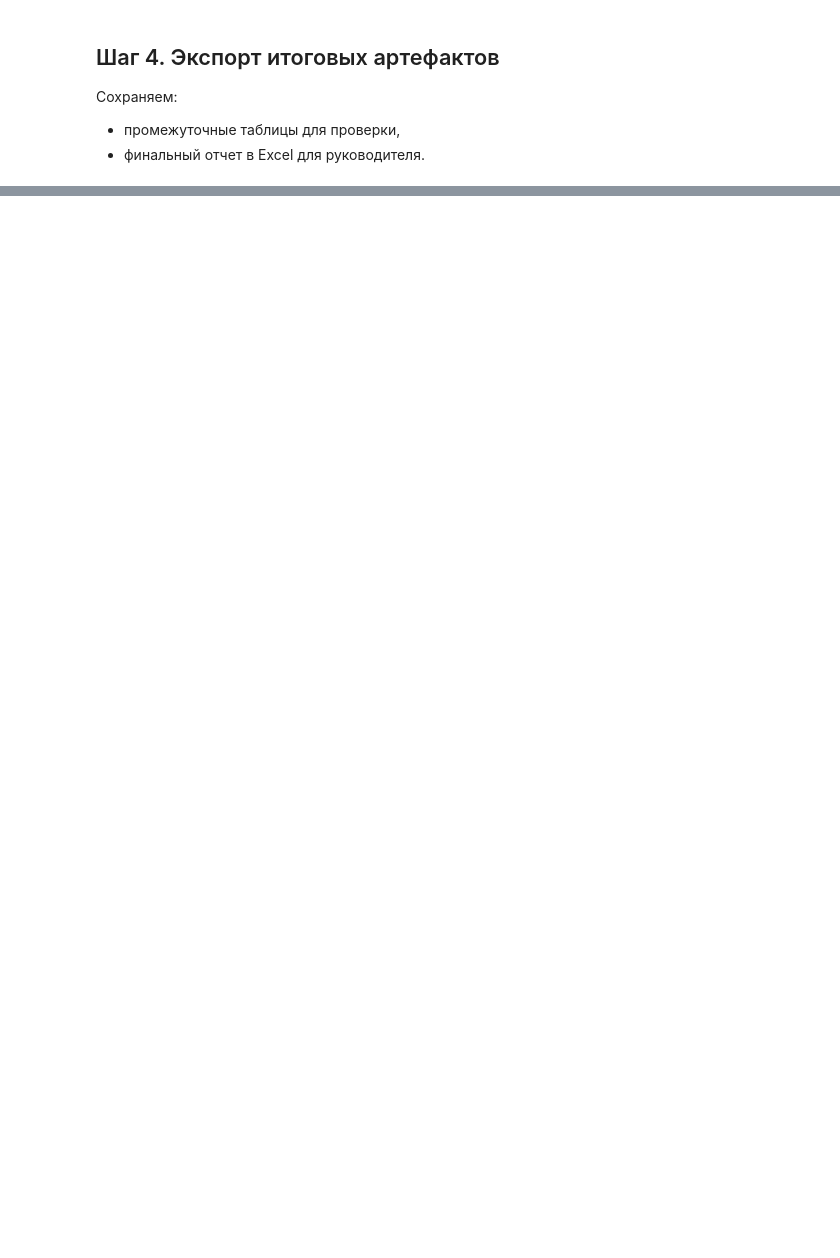
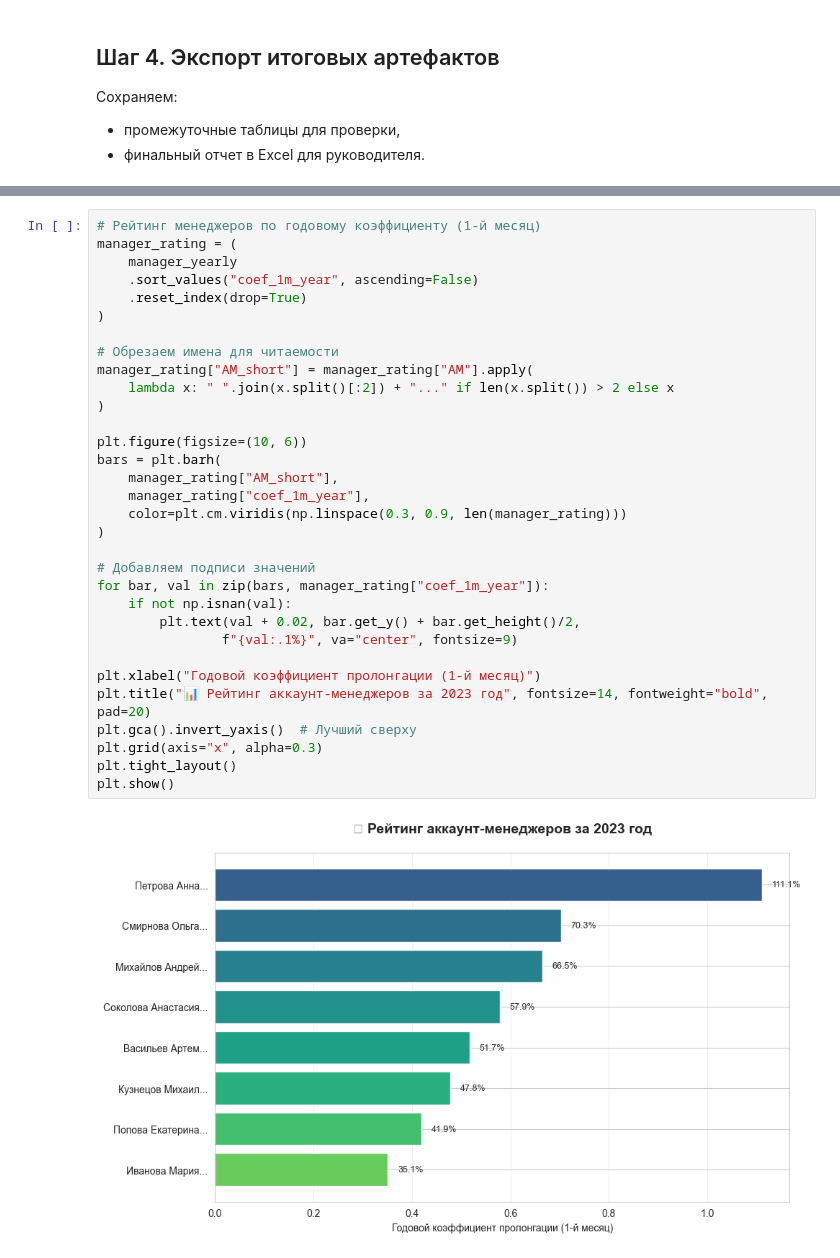
Before and after one commit to mazda-01/junior_da_case, a Jupyter notebook: prolongation_analysis.ipynb, the cells around one changed output, grey strips where cells are left out. Drawn from its saved outputs; the diff is of its cells as text; blank space fills up the shorter version.

```diff
--- a/prolongation_analysis.ipynb
+++ b/prolongation_analysis.ipynb
@@ -145,0 +209,34 @@ Saved mart: /Users/dmitrijpavlov/Desktop/DA/outputs/project_mart.csv
+# %%
+# Рейтинг менеджеров по годовому коэффициенту (1-й месяц)
+manager_rating = (
+    manager_yearly
+    .sort_values("coef_1m_year", ascending=False)
+    .reset_index(drop=True)
+)
+
+# Обрезаем имена для читаемости
+manager_rating["AM_short"] = manager_rating["AM"].apply(
+    lambda x: " ".join(x.split()[:2]) + "..." if len(x.split()) > 2 else x
+)
+
+plt.figure(figsize=(10, 6))
+bars = plt.barh(
+    manager_rating["AM_short"],
+    manager_rating["coef_1m_year"],
+    color=plt.cm.viridis(np.linspace(0.3, 0.9, len(manager_rating)))
+)
+
+# Добавляем подписи значений
+for bar, val in zip(bars, manager_rating["coef_1m_year"]):
+    if not np.isnan(val):
+        plt.text(val + 0.02, bar.get_y() + bar.get_height()/2,
+                f"{val:.1%}", va="center", fontsize=9)
+
+plt.xlabel("Годовой коэффициент пролонгации (1-й месяц)")
+plt.title("📊 Рейтинг аккаунт-менеджеров за 2023 год", fontsize=14, fontweight="bold", pad=20)
+plt.gca().invert_yaxis()  # Лучший сверху
+plt.grid(axis="x", alpha=0.3)
+plt.tight_layout()
+plt.show()
+# %% [output]
+[figure, added]
```
Also changed, not shown: parts of 6 cells of this notebook, 2 other files.
